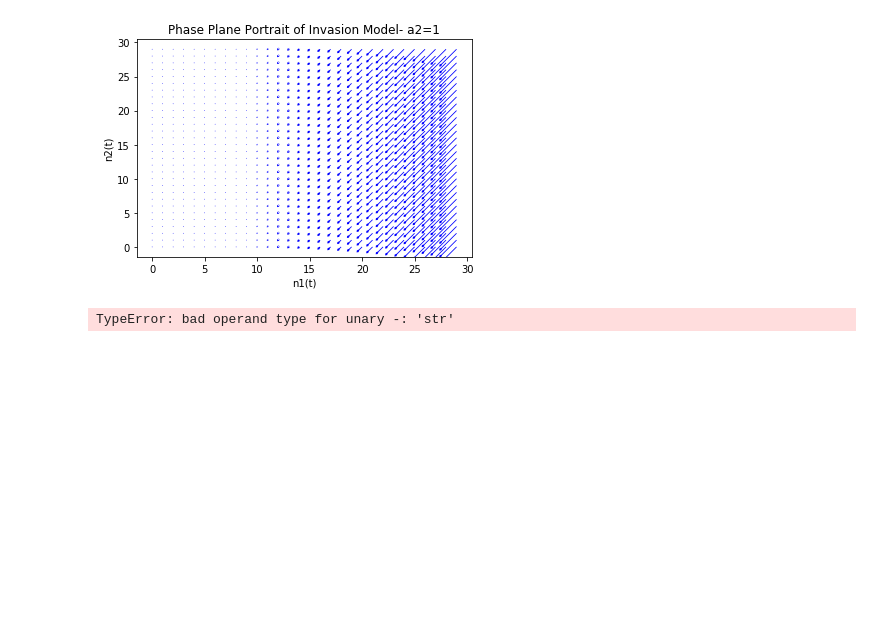
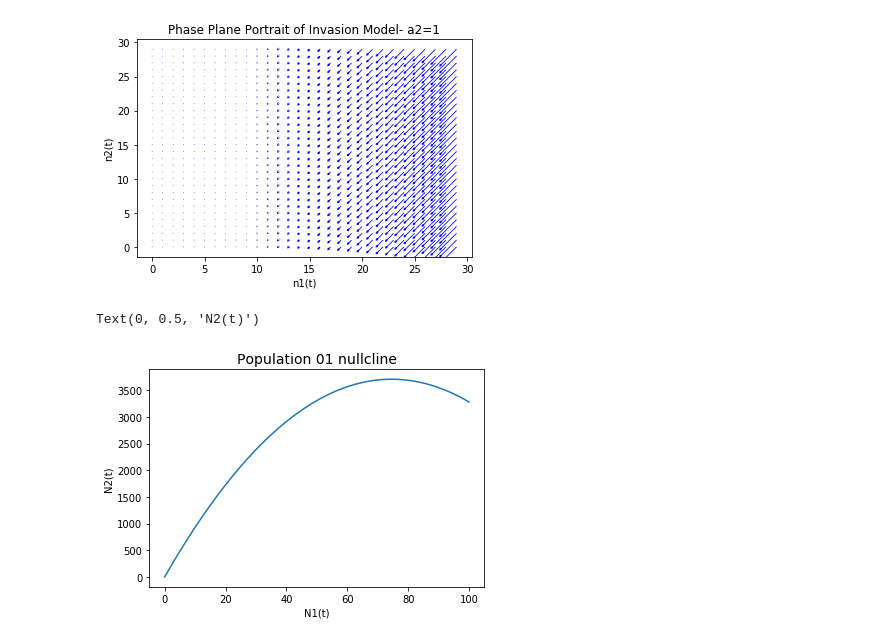
Before and after one commit to ewoodwar/Final-project-2023-AARMS, a Jupyter notebook: ODE Solver_ AARMS 2023.ipynb, the cells around one changed output. Drawn from its saved outputs; the diff is of its cells as text; code cells hidden in the pictures; blank space fills up the shorter version.

```diff
--- a/ODE Solver_ AARMS 2023.ipynb
+++ b/ODE Solver_ AARMS 2023.ipynb
@@ -98,32 +98,32 @@ plt.show(plot1, plot2)
 # %%
 # Nullclines
 #Nullclines are when there is no change in the system over time.
 # Intersections of nullclines can show you the fixed points/stability of your system
 
 import matplotlib.pyplot as plt
 import matplotlib.cm as cm
 from matplotlib.lines import Line2D
 from matplotlib.colors import ListedColormap
 import numpy as np
 
 
-r = int(input('Growth Factor (must be positive)?'))
-a1 = int(input('Mesaure of Allee Effect in the first population, (a1<k)?'))
-a2 = int(input('Mesaure of Allee Effect in the second population (a2<k)?'))
+r = int(input('Growth Factor [new individuals/Day] (must be positive)?'))
+a1 = int(input('Measure of Allee Effect in the first population, (a1<k)?'))
+a2 = int(input('Measure of Allee Effect in the second population (a2<k)?'))
 k = int(input('Carrying Capacity (k> a1,a2)?'))
-m12 = int(input('Migration rate from Patch 1 to Patch 2 (proportion))?'))
+m12 = float(input('Migration rate from Patch 1 to Patch 2 (proportion))?'))
 
 def f1(x):
     return -r * ((x/a1) - 1) * ((1 - (x/k)) * x) - (m12 * x)
 
-x = np.linspace(0, 100, 100)
-y = f1(x)
-
-def f2(y):
-    return -r * ((x/a1) - 1) * ((1 - (x/k)) * x) + (m12 * x)
+x1 = np.linspace(0, 100, 100)
+y1 = f1(x)
 
 fig, ax = plt.subplots()
-ax.plot(x, y, label='Function')
+ax.plot(x1, y1, label='Function')
 ax.set_title('Population 01 nullcline', size=14)
+plt.xlabel("N1(t)")
+plt.ylabel("N2(t)")
 # %% [output]
-TypeError: bad operand type for unary -: 'str'
+Text(0, 0.5, 'N2(t)')
+[figure, added]
```
